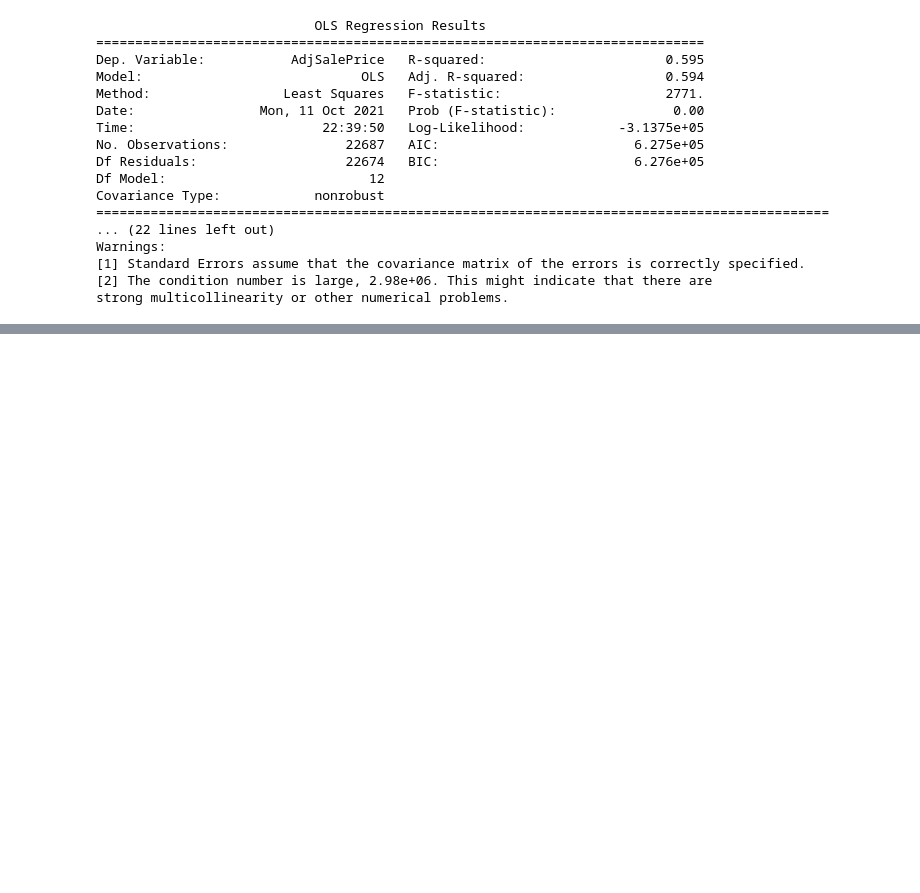
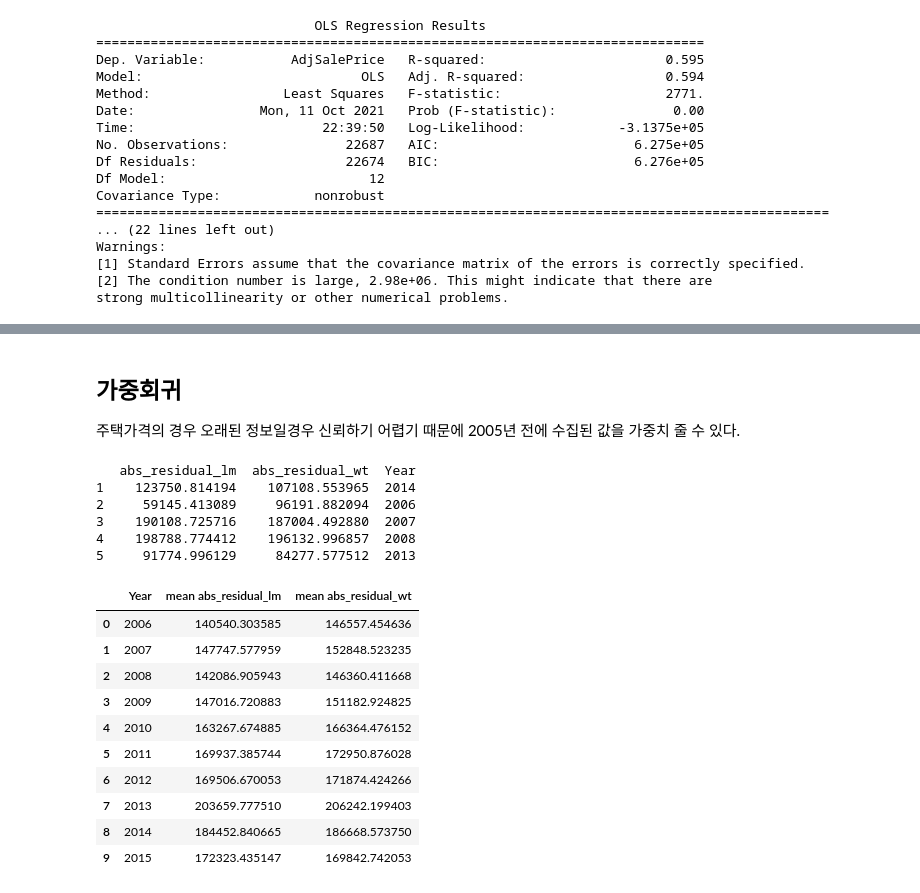
Before and after one commit to for-Statistics/Basic_statistic, a Jupyter notebook: 이화정/Chapter_04_code.ipynb, the cells around one changed output, grey strips where cells are left out. Drawn from its saved outputs; the diff is of its cells as text; code cells hidden in the pictures; blank space fills up the shorter version.

```diff
--- a/이화정/Chapter_04_code.ipynb
+++ b/이화정/Chapter_04_code.ipynb
@@ -220,0 +238,62 @@ strong multicollinearity or other numerical problems.
+# %% [markdown]
+## 가중회귀
+주택가격의 경우 오래된 정보일경우 신뢰하기 어렵기 때문에 2005년 전에 수집된 값을 가중치 줄 수 있다.
+# %%
+house['Year'] = [int(date.split('-')[0]) for date in house.DocumentDate]
+house['Year'] = house.DocumentDate.apply(lambda d: int(d.split('-')[0]))
+house['Weight'] = house.Year - 2005
+
+
+# sample_weight 을 이용하여 가중치를 줄 수있다.
+house_wt.fit(house[predictors], house[outcome], sample_weight=house.Weight)
+# %%
+house['Year'] = [int(date.split('-')[0]) for date in house.DocumentDate]
+house['Year'] = house.DocumentDate.apply(lambda d: int(d.split('-')[0]))
+house['Weight'] = house.Year - 2005
+
+predictors = ['SqFtTotLiving', 'SqFtLot', 'Bathrooms',
+              'Bedrooms', 'BldgGrade']
+outcome = 'AdjSalePrice'
+
+house_wt = LinearRegression()
+house_wt.fit(house[predictors], house[outcome], sample_weight=house.Weight)
+pd.DataFrame({
+    'predictor': predictors,
+    'house_lm': house_lm.coef_,
+    'house_wt': house_wt.coef_,
+}).append({
+    'predictor': 'intercept',
+    'house_lm': house_lm.intercept_,
+    'house_wt': house_wt.intercept_,
+}, ignore_index=True)
+
+residuals = pd.DataFrame({
+    'abs_residual_lm': np.abs(house_lm.predict(house[predictors]) - house[outcome]),
+    'abs_residual_wt': np.abs(house_wt.predict(house[predictors]) - house[outcome]),
+    'Year': house['Year'],
+})
+print(residuals.head())
+# axes = residuals.boxplot(['abs_residual_lm', 'abs_residual_wt'], by='Year', figsize=(10, 4))
+# axes[0].set_ylim(0, 300000)
+
+pd.DataFrame(([year, np.mean(group['abs_residual_lm']), np.mean(group['abs_residual_wt'])]
+              for year, group in residuals.groupby('Year')),
+             columns=['Year', 'mean abs_residual_lm', 'mean abs_residual_wt'])
+# %% [output]
+   abs_residual_lm  abs_residual_wt  Year
+1    123750.814194    107108.553965  2014
+2     59145.413089     96191.882094  2006
+3    190108.725716    187004.492880  2007
+4    198788.774412    196132.996857  2008
+5     91774.996129     84277.577512  2013
+|  | Year | mean abs_residual_lm | mean abs_residual_wt |
+| 0 | 2006 | 140540.303585 | 146557.454636 |
+| 1 | 2007 | 147747.577959 | 152848.523235 |
+| 2 | 2008 | 142086.905943 | 146360.411668 |
+| 3 | 2009 | 147016.720883 | 151182.924825 |
+| 4 | 2010 | 163267.674885 | 166364.476152 |
+| 5 | 2011 | 169937.385744 | 172950.876028 |
+| 6 | 2012 | 169506.670053 | 171874.424266 |
+| 7 | 2013 | 203659.777510 | 206242.199403 |
+| 8 | 2014 | 184452.840665 | 186668.573750 |
+| 9 | 2015 | 172323.435147 | 169842.742053 |
```
Also changed, not shown: parts of 12 cells of this notebook.
